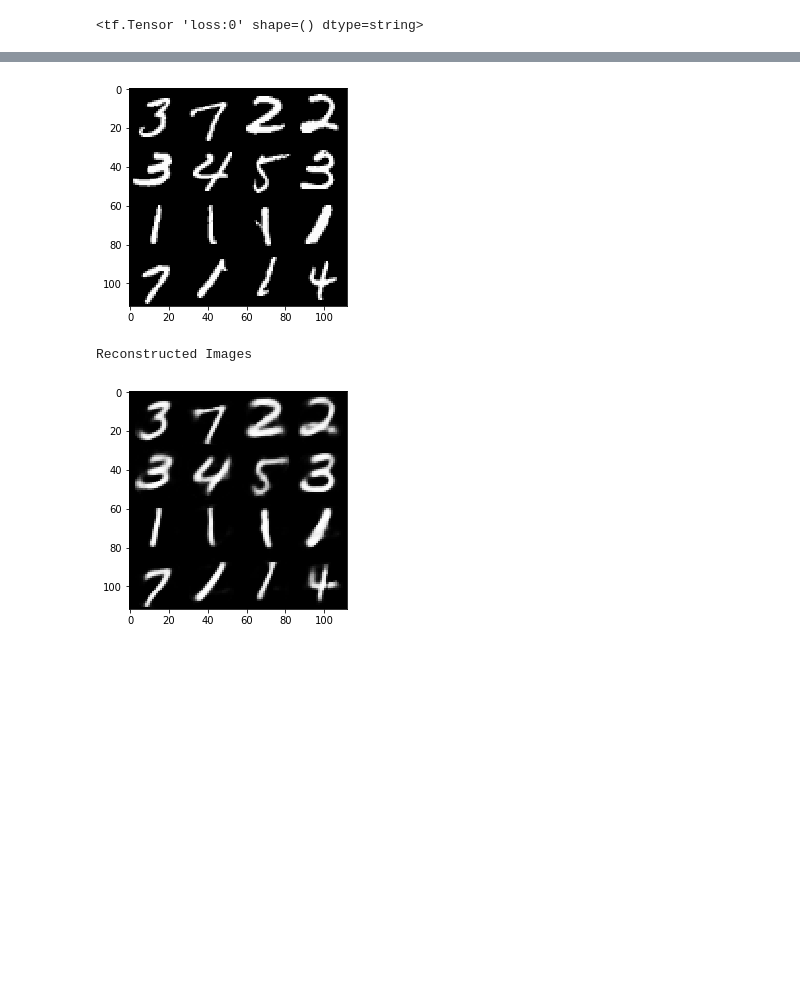
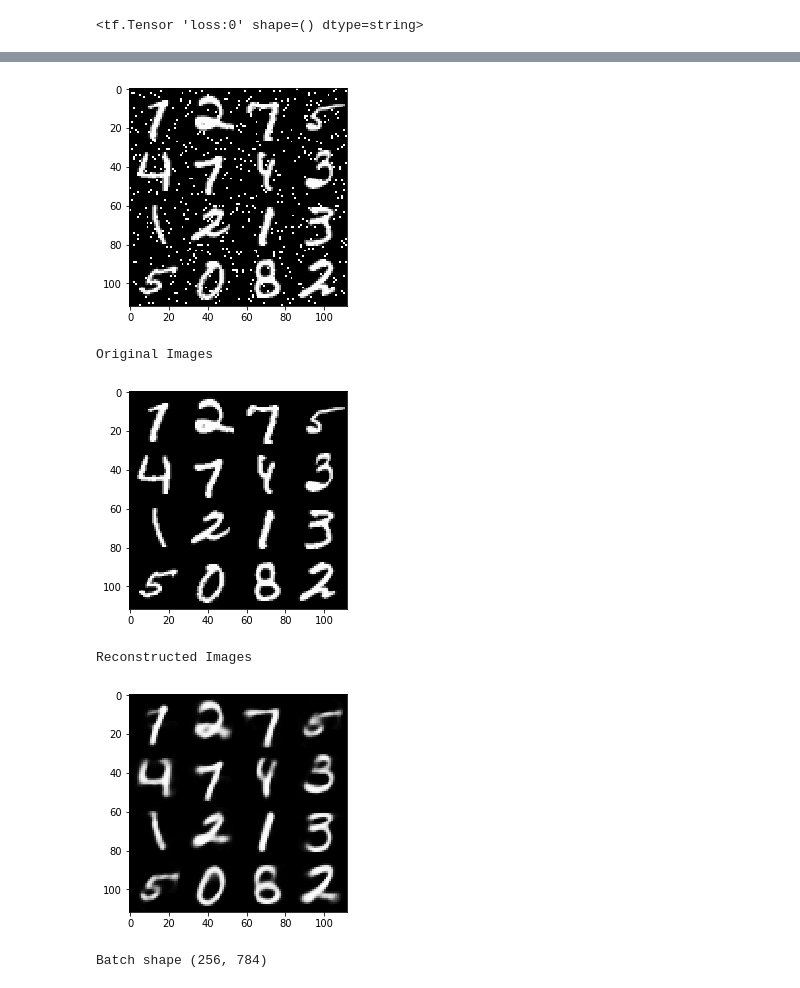
Before and after one commit to BartyzalRadek/MLNotes, a Jupyter notebook: tf_snippets/stacked_denoising_autoencoder.ipynb, the cells around one changed output, grey strips where cells are left out. Drawn from its saved outputs; the diff is of its cells as text; code cells hidden in the pictures; blank space fills up the shorter version.

```diff
--- a/tf_snippets/stacked_denoising_autoencoder.ipynb
+++ b/tf_snippets/stacked_denoising_autoencoder.ipynb
@@ -33,7 +33,8 @@ num_hidden_3 = 64 #  3rd layer num features (the latent dim) = bottleneck
 num_input = 784 # MNIST data input (img shape: 28*28)
 
 # tf Graph input (only pictures)
-X = tf.placeholder("float", [None, num_input], name='input')
+X = tf.placeholder("float", [None, num_input], name='input') # noisy input
+X_clean = tf.placeholder("float", [None, num_input], name='input_clean') # input without noise for loss function
 
 # Building the encoder
 def encoder(x):
@@ -63,7 +64,7 @@ decoder_op = decoder(encoder_op)
 # Prediction
 y_pred = decoder_op
 # Targets (Labels) are the input data.
-y_true = X
+y_true = X_clean
 
 # Define loss and optimizer, minimize the squared error
 loss = tf.reduce_mean(tf.pow(y_true - y_pred, 2))
@@ -74,6 +75,23 @@ tf.summary.scalar('loss', loss)
 # %% [output]
 <tf.Tensor 'loss:0' shape=() dtype=string>
 # %%
+def get_noise(sigma=0.05, method="binary"):
+    noise = None
+    if method == "normal":
+        noise = np.random.normal(0, sigma, size=batch_x.shape)
+    elif method == "binary":
+        noise = np.random.binomial(1, sigma, size=batch_x.shape)
+    else:
+        print("get_noise: Method not recognized")
+    return noise
+
+def get_noisy_batch(batch_x, sigma=0.05, method="binary"):
+    noisy_batch_x = batch_x + get_noise(sigma, method)
+    noisy_batch_x[noisy_batch_x > 1] = 1
+    noisy_batch_x[noisy_batch_x < 0] = 0
+    return noisy_batch_x
+
+
 SAVED_MODEL_NAME = "sdae_final"
 LOGDIR = 'log'
 
@@ -103,9 +121,10 @@ with tf.Session() as sess:
             # Prepare Data
             # Get the next batch of MNIST data (only images are needed, not labels)
             batch_x, _ = mnist.train.next_batch(batch_size)
+            noisy_batch_x = get_noisy_batch(batch_x)
 
             # Run optimization op (backprop) and cost op (to get loss value)
-            summary, _, l = sess.run([merged, optimizer, loss], feed_dict={X: batch_x})
+            summary, _, l = sess.run([merged, optimizer, loss], feed_dict={X: noisy_batch_x, X_clean: batch_x})
             train_writer.add_summary(summary, i)
             # Display logs per step
             if i % display_step == 0 or i == 1:
@@ -123,13 +142,19 @@ with tf.Session() as sess:
     n = 4
     canvas_orig = np.empty((28 * n, 28 * n))
     canvas_recon = np.empty((28 * n, 28 * n))
+    canvas_noisy = np.empty((28 * n, 28 * n))
     for i in range(n):
         # MNIST test set
         batch_x, _ = mnist.test.next_batch(n)
+        noisy_batch_x = get_noisy_batch(batch_x)
         # Encode and decode the digit image
-        # g = sess.run(decoder_op, feed_dict={X: batch_x})
-        g = sess.run('decoder/fc_3/Sigmoid:0', feed_dict={'input:0': batch_x}) # this will run even if you just load the model
+        g = sess.run('decoder/fc_3/Sigmoid:0', feed_dict={'input:0': noisy_batch_x, 'input_clean:0': batch_x}) # this will run even if you just load the model
 
+        # Display noisy input images
+        for j in range(n):
+            # Draw the noisy input digits
+            canvas_noisy[i * 28:(i + 1) * 28, j * 28:(j + 1) * 28] = \
+                noisy_batch_x[j].reshape([28, 28])
         # Display original images
         for j in range(n):
             # Draw the original digits
@@ -141,6 +166,11 @@ with tf.Session() as sess:
             canvas_recon[i * 28:(i + 1) * 28, j * 28:(j + 1) * 28] = \
                 g[j].reshape([28, 28])
 
+    print("Noisy input image")
+    plt.figure(figsize=(n, n))
+    plt.imshow(canvas_noisy, origin="upper", cmap="gray")
+    plt.show()
+
     print("Original Images")
     plt.figure(figsize=(n, n))
     plt.imshow(canvas_orig, origin="upper", cmap="gray")
@@ -168,3 +198,26 @@ Original Images
-[figure, old version]
+[figure, new version]
-Reconstructed Images
+Original Images
-[figure, old version]
+[figure, new version]
+Reconstructed Images
+[figure, added]
+# %%
+batch_x, _ = mnist.train.next_batch(batch_size)
+print("Batch shape",batch_x.shape)
+#print("Batch[0]", batch_x[0])
+
+def get_noise(sigma=0.05, method="binary"):
+    noise = None
+    if method == "normal":
+        noise = np.random.normal(0, sigma, size=batch_x.shape)
+    elif method == "binary":
+        noise = np.random.binomial(1, sigma, size=batch_x.shape)
+    else:
+        print("get_noise: Method not recognized")
+    return noise
+
+noisy_batch_x = batch_x + get_noise()
+noisy_batch_x[noisy_batch_x > 1] = 1
+noisy_batch_x[noisy_batch_x < 0] = 0
+#print("Noisy batch[0]", noisy_batch_x[0])
+# %% [output]
+Batch shape (256, 784)
```
Also changed, not shown: parts of 2 cells of this notebook.
